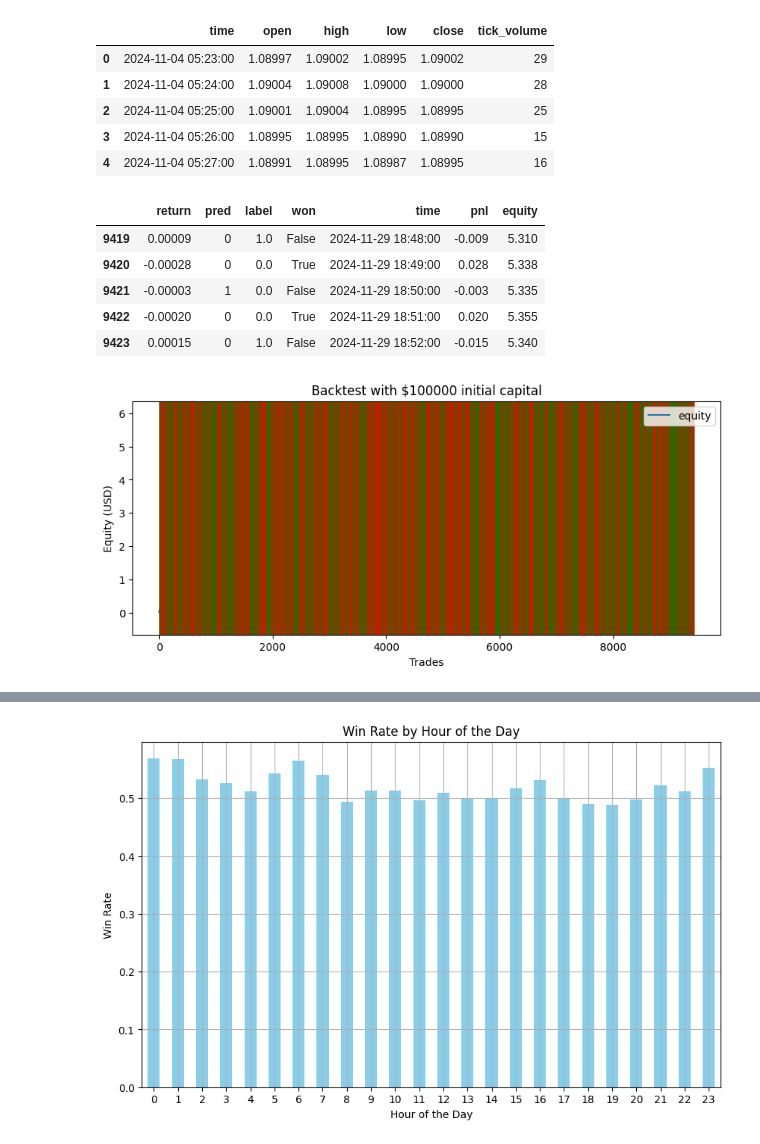
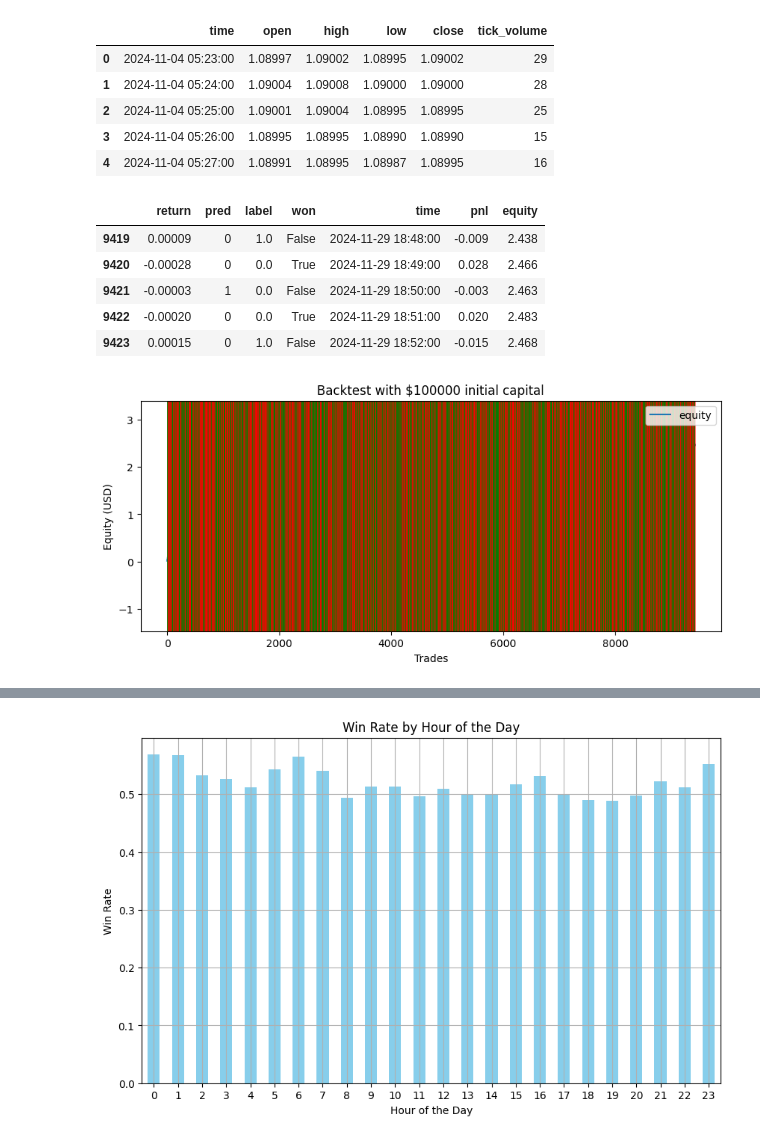
Before and after one commit to godwins3/PAfTA, a Jupyter notebook: notebooks/NexoAnalytics.ipynb, the cells around one changed output, grey strips where cells are left out. Cells and saved outputs as stored; diff of their text form; code cells hidden in the pictures.

```diff
--- a/notebooks/NexoAnalytics.ipynb
+++ b/notebooks/NexoAnalytics.ipynb
@@ -691,8 +691,8 @@ predictions = loaded_model.predict(test_x)
 # Parameters
 trade_amount = 100.0
 commission = 0.0
-stop_loss = 0.02  # Example stop-loss at 2%
-take_profit = 0.05  # Example take-profit at 5%
+stop_loss = 0.01  # Example stop-loss at 2%
+take_profit = 0.01  # Example take-profit at 5%
 
 # DataFrame to store trade data
 df_trade = pd.DataFrame(test_x[:, -1], columns=['return'])
@@ -718,39 +718,39 @@ def calc_profit(row):
         # Regular calculation
         if row['won']:
             pnl = abs(trade_return) * trade_amount - commission
         else:
             pnl = -abs(trade_return) * trade_amount - commission
 
     return pnl
 
 # Calculate profit and equity
 df_trade['pnl'] = df_trade.apply(lambda row: calc_profit(row), axis=1)
 df_trade['equity'] = df_trade['pnl'].cumsum()
 
 # Display the last few rows of the DataFrame
 display(df_trade.tail())
 
 # Plot equity curve
 df_trade.plot(y='equity', figsize=(10, 4), title='Backtest with $100000 initial capital')
 plt.xlabel('Trades')
 plt.ylabel('Equity (USD)')
 
 # Highlight trades on the plot
 for r in df_trade.iterrows():
     if r[1]['won']:
         plt.axvline(x=r[0], linewidth=0.5, alpha=0.8, color='g')
     else:
         plt.axvline(x=r[0], linewidth=0.5, alpha=0.8, color='r')
 
 plt.show()
 # %% [output]
 |  | return | pred | label | won | time | pnl | equity |
-| 9419 | 0.00009 | 0 | 1.0 | False | 2024-11-29 18:48:00 | -0.009 | 5.310 |
-| 9420 | -0.00028 | 0 | 0.0 | True | 2024-11-29 18:49:00 | 0.028 | 5.338 |
-| 9421 | -0.00003 | 1 | 0.0 | False | 2024-11-29 18:50:00 | -0.003 | 5.335 |
-| 9422 | -0.00020 | 0 | 0.0 | True | 2024-11-29 18:51:00 | 0.020 | 5.355 |
-| 9423 | 0.00015 | 0 | 1.0 | False | 2024-11-29 18:52:00 | -0.015 | 5.340 |
+| 9419 | 0.00009 | 0 | 1.0 | False | 2024-11-29 18:48:00 | -0.009 | 2.438 |
+| 9420 | -0.00028 | 0 | 0.0 | True | 2024-11-29 18:49:00 | 0.028 | 2.466 |
+| 9421 | -0.00003 | 1 | 0.0 | False | 2024-11-29 18:50:00 | -0.003 | 2.463 |
+| 9422 | -0.00020 | 0 | 0.0 | True | 2024-11-29 18:51:00 | 0.020 | 2.483 |
+| 9423 | 0.00015 | 0 | 1.0 | False | 2024-11-29 18:52:00 | -0.015 | 2.468 |
-[figure, old version]
+[figure, new version]
 # %%
 # Calculate summary of trades
 n_win_trades = float(df_trade[df_trade['pnl']>0.0]['pnl'].count())
```
Also changed, not shown: parts of 65 cells of this notebook, 1 other file.
